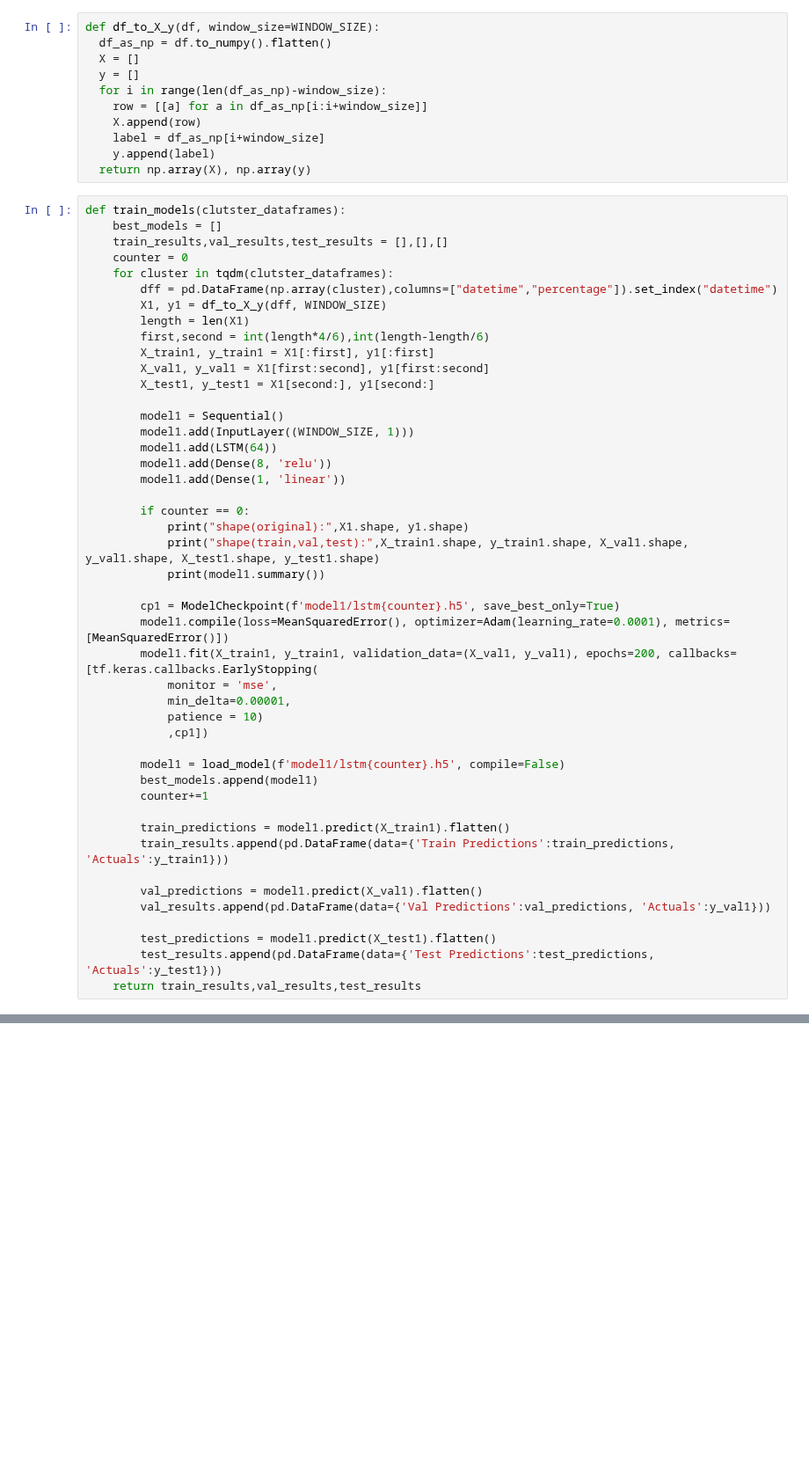
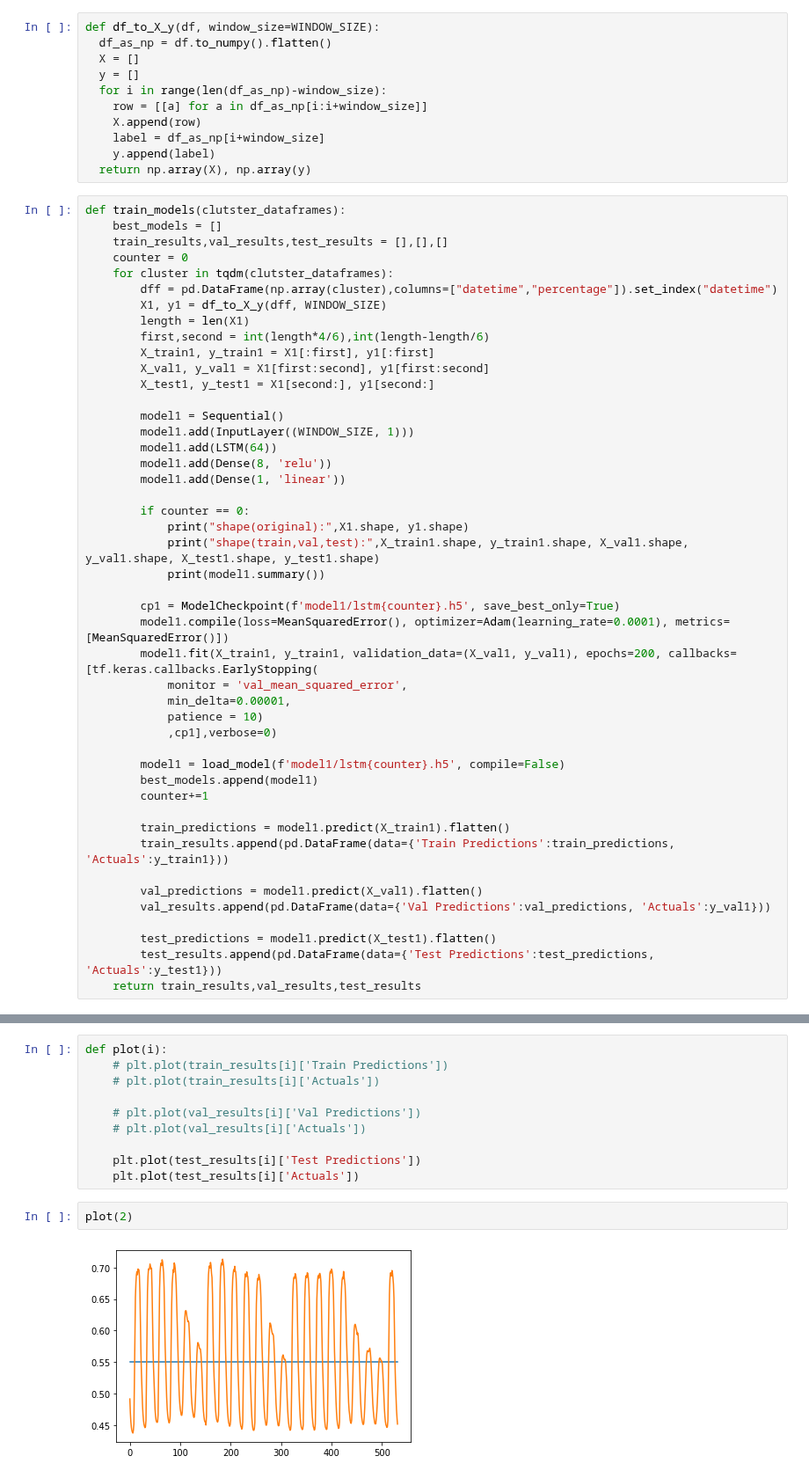
Before and after one commit to EthanWong2212/EE4211_Proj, a Jupyter notebook: part3_lstm.ipynb, the cells around one changed output, grey strips where cells are left out. Shown at 88% size. Saved outputs shown, nothing was run; the diff lists cells and outputs as text; blank space fills up the shorter version.

```diff
--- a/part3_lstm.ipynb
+++ b/part3_lstm.ipynb
@@ -302,10 +301,10 @@ def train_models(clutster_dataframes):
         cp1 = ModelCheckpoint(f'model1/lstm{counter}.h5', save_best_only=True)
         model1.compile(loss=MeanSquaredError(), optimizer=Adam(learning_rate=0.0001), metrics=[MeanSquaredError()])
         model1.fit(X_train1, y_train1, validation_data=(X_val1, y_val1), epochs=200, callbacks=[tf.keras.callbacks.EarlyStopping(
-            monitor = 'mse',
+            monitor = 'val_mean_squared_error',
             min_delta=0.00001,
             patience = 10)
-            ,cp1])
+            ,cp1],verbose=0)
 
         model1 = load_model(f'model1/lstm{counter}.h5', compile=False)
         best_models.append(model1)
@@ -357,3 +358,17 @@ for i in range(len(train_results)):
+# %%
+def plot(i):
+    # plt.plot(train_results[i]['Train Predictions'])
+    # plt.plot(train_results[i]['Actuals'])
+
+    # plt.plot(val_results[i]['Val Predictions'])
+    # plt.plot(val_results[i]['Actuals'])
+
+    plt.plot(test_results[i]['Test Predictions'])
+    plt.plot(test_results[i]['Actuals'])
+# %%
+plot(2)
+# %% [output]
+[figure, added]
 # %%
 # train_predictions = model1.predict(X_train1).flatten()
 # train_results = pd.DataFrame(data={'Train Predictions':train_predictions, 'Actuals':y_train1})
```
Also changed, not shown: parts of 14 cells of this notebook, 36 other files.
